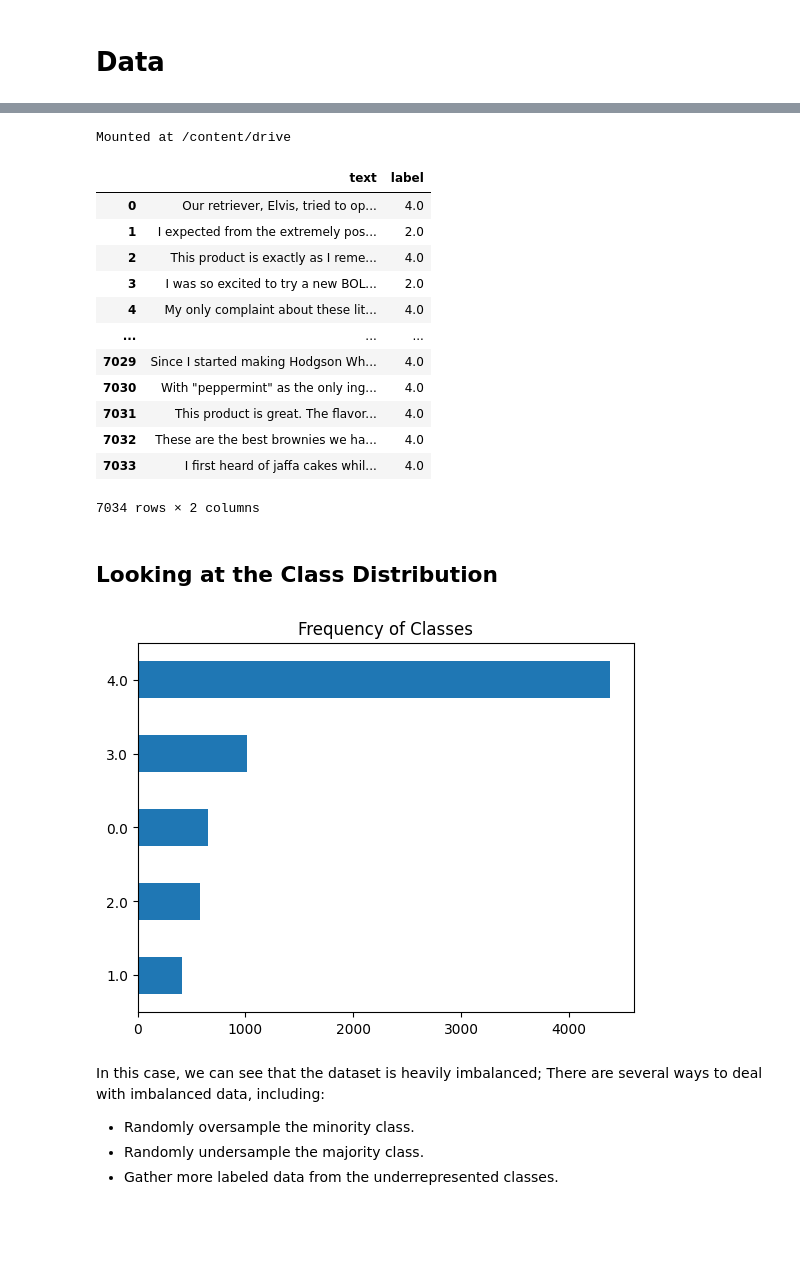
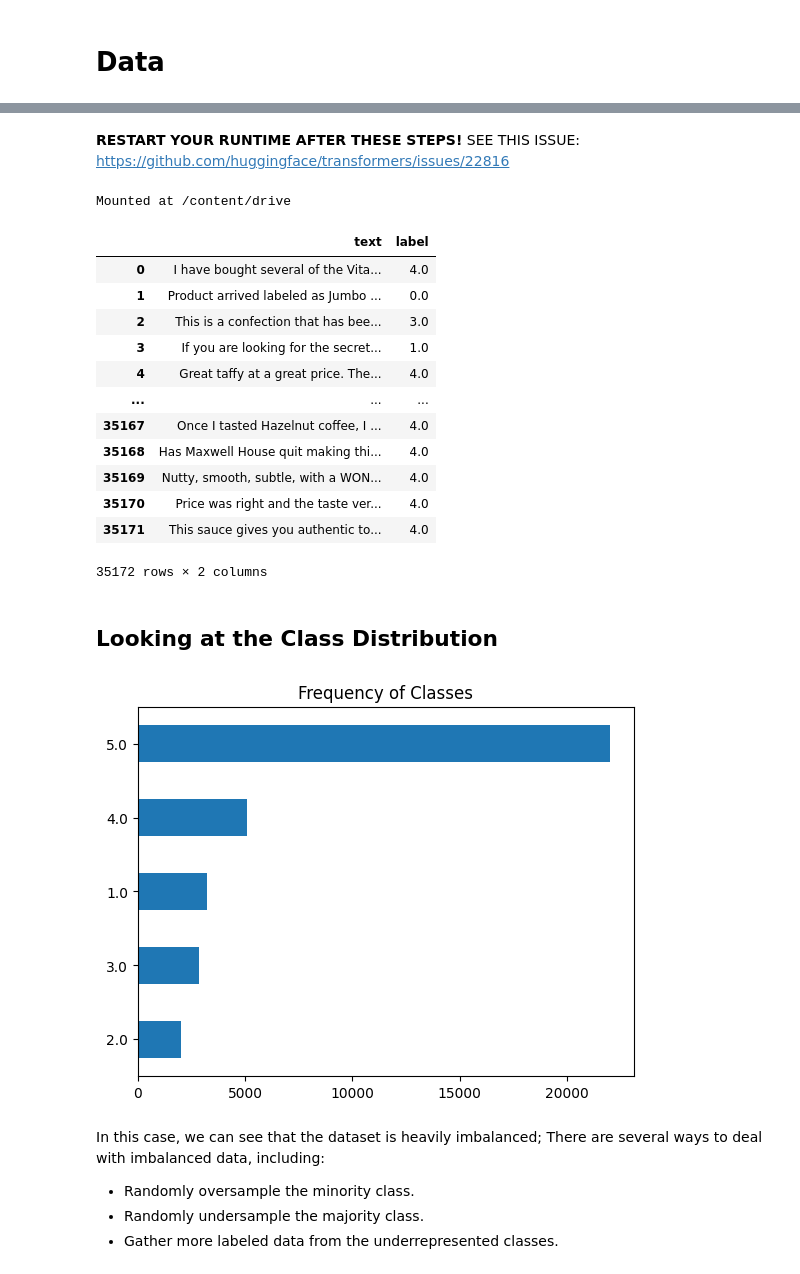
Before and after one commit to MarioAvolio/Amazon-Fine-Foods-reviews-Transformers-Text-Classification, a Jupyter notebook: Amazon_Fine_Food_Text_Classification_with_Transformers.ipynb, the cells around one changed output, grey strips where cells are left out. Saved outputs shown, nothing was run; the diff lists cells and outputs as text; code cells hidden in the pictures; blank space fills up the shorter version.

```diff
--- a/Amazon_Fine_Food_Text_Classification_with_Transformers.ipynb
+++ b/Amazon_Fine_Food_Text_Classification_with_Transformers.ipynb
@@ -20,3 +45,6 @@ import numpy as np
+# %% [markdown]
+**RESTART YOUR RUNTIME AFTER THESE STEPS!**
+SEE THIS ISSUE: https://github.com/huggingface/transformers/issues/22816
 # %%
 from google.colab import drive
 drive.mount('/content/drive', force_remount=True)
@@ -30,33 +58,34 @@ PATH_PROJ = "/content/drive/MyDrive/data-proj/"
 PATH_DATASET = PATH_PROJ+"food.csv"
 PATH_DATASET_FIRST_PREPROCESSING = PATH_PROJ+"first_preprocessing.csv"
 # %%
-df = pd.read_csv(PATH_DATASET_FIRST_PREPROCESSING)[["text","score"]].sample(frac=0.2).reset_index(drop=True) # sampling a fraction of 20% to speed process
+df = pd.read_csv(PATH_DATASET_FIRST_PREPROCESSING)[["text","score"]]#.sample(frac=0.2).reset_index(drop=True) # sampling a fraction of 20% to speed process
+df_tmp = df.copy()
 df.rename(columns={"score": "label"}, inplace=True)
 df.label = df.label-1
 df
 # %% [output]
 |  | text | label |
-| 0 | Our retriever, Elvis, tried to op... | 4.0 |
-| 1 | I expected from the extremely pos... | 2.0 |
-| 2 | This product is exactly as I reme... | 4.0 |
-| 3 | I was so excited to try a new BOL... | 2.0 |
-| 4 | My only complaint about these lit... | 4.0 |
+| 0 | I have bought several of the Vita... | 4.0 |
+| 1 | Product arrived labeled as Jumbo ... | 0.0 |
+| 2 | This is a confection that has bee... | 3.0 |
+| 3 | If you are looking for the secret... | 1.0 |
+| 4 | Great taffy at a great price. The... | 4.0 |
 | ... | ... | ... |
-| 7029 | Since I started making Hodgson Wh... | 4.0 |
-| 7030 | With "peppermint" as the only ing... | 4.0 |
-| 7031 | This product is great. The flavor... | 4.0 |
-| 7032 | These are the best brownies we ha... | 4.0 |
-| 7033 | I first heard of jaffa cakes whil... | 4.0 |
+| 35167 | Once I tasted Hazelnut coffee, I ... | 4.0 |
+| 35168 | Has Maxwell House quit making thi... | 4.0 |
+| 35169 | Nutty, smooth, subtle, with a WON... | 4.0 |
+| 35170 | Price was right and the taste ver... | 4.0 |
+| 35171 | This sauce gives you authentic to... | 4.0 |
-7034 rows × 2 columns
+35172 rows × 2 columns
 # %% [markdown]
 ## Looking at the Class Distribution
 # %%
 import matplotlib.pyplot as plt
-df["label"].value_counts(ascending=True).plot.barh()
+df_tmp["score"].value_counts(ascending=True).plot.barh()
 plt.title("Frequency of Classes")
 plt.show()
 # %% [output]
-[figure, old version]
+[figure, new version]
 # %% [markdown]
 In this case, we can see that the dataset is heavily imbalanced; There are several ways to deal with imbalanced data, including:
 - Randomly oversample the minority class.
```
Also changed, not shown: parts of 64 cells of this notebook.
